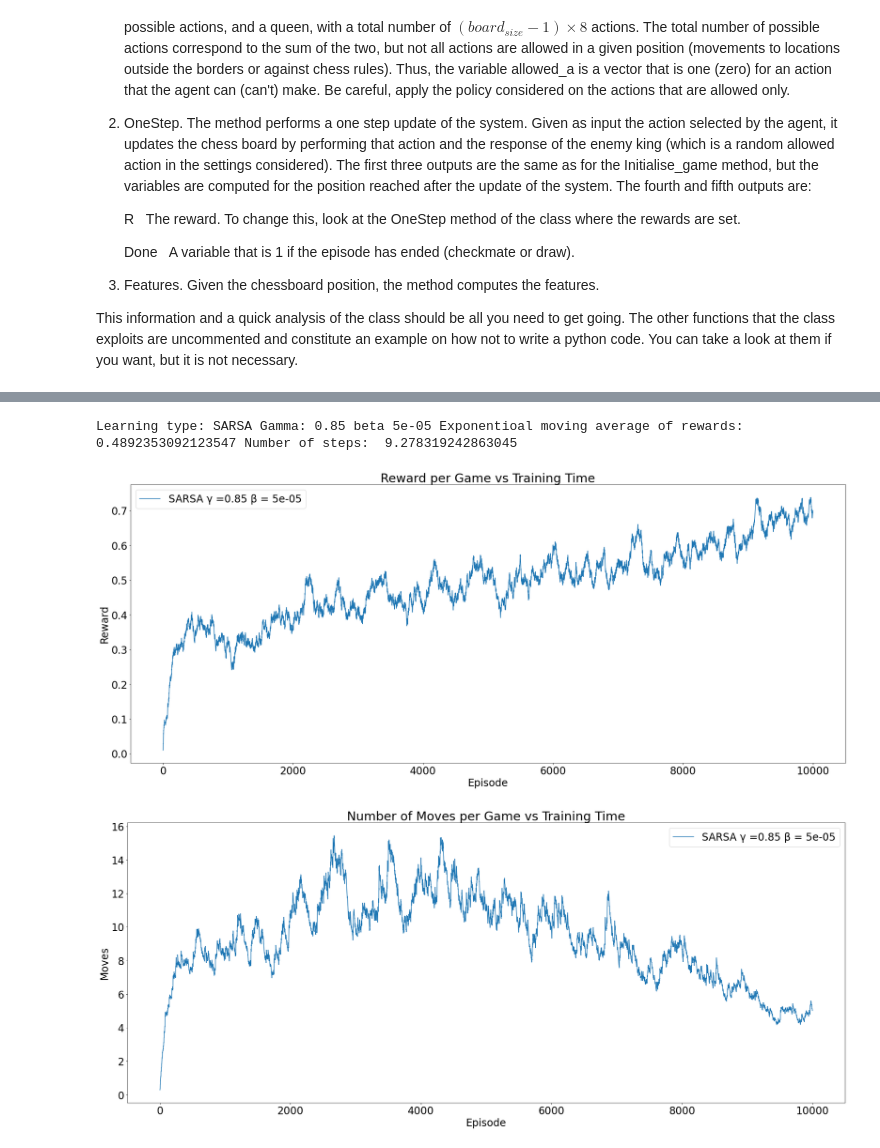
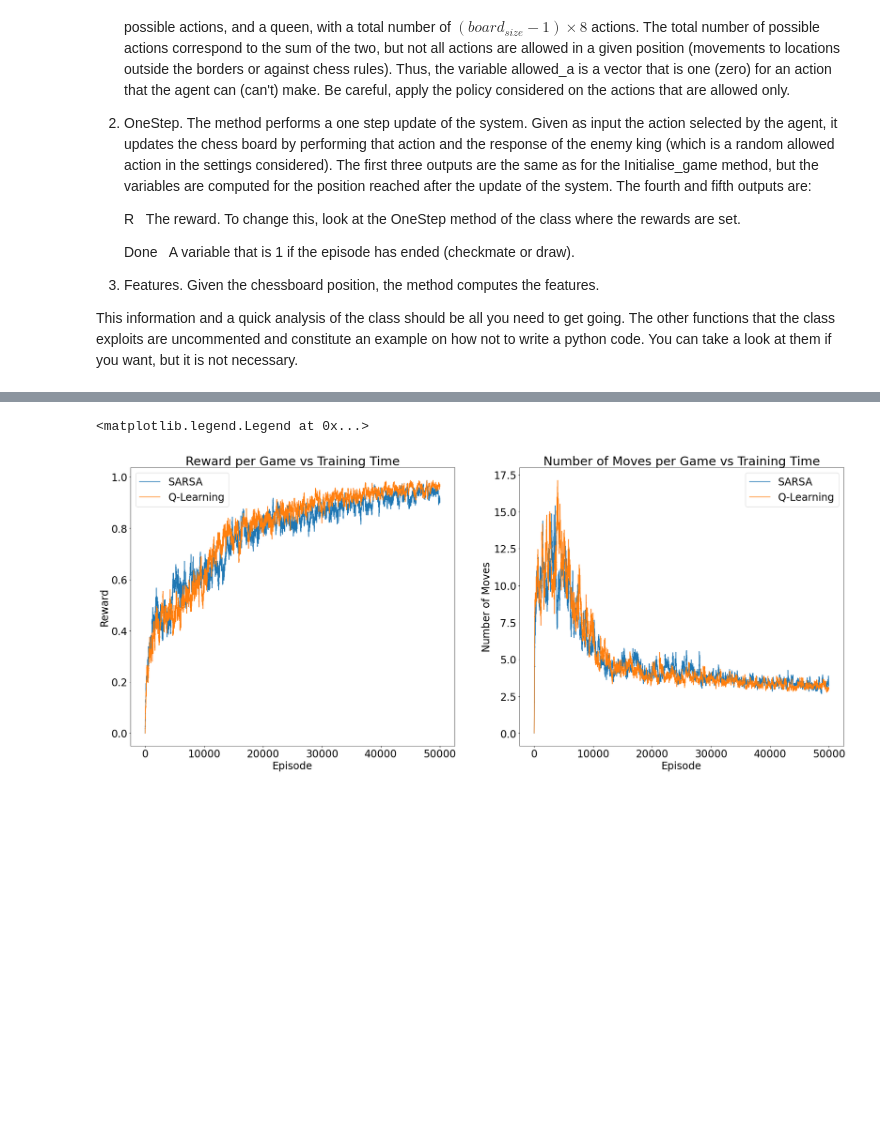
Before and after one commit to charalambosG-9/chess_learning_agent, a Jupyter notebook: Required Assignment Files/Assignment.ipynb, the cells around one changed output, grey strips where cells are left out. Cells and saved outputs as stored; diff of their text form; code cells hidden in the pictures; blank space fills up the shorter version.

```diff
--- a/Required Assignment Files/Assignment.ipynb
+++ b/Required Assignment Files/Assignment.ipynb
@@ -644,38 +447,22 @@ for t in types:
-# %%
-# Print the results
-counter = 0
-for t in types:
-    for gamma in gammas:
-        for beta in betas:
-            print('Learning type:', t, 'Gamma:', gamma, 'beta', beta ,'Exponentioal moving average of rewards:',np.mean(all_R_save[counter]), 'Number of steps: ',np.mean(all_N_moves[counter]))
-            counter += 1
-
-# PLOT THE RESULTS
-
-plt.rcParams.update({'font.size': 24})
-plt.figure(figsize=(30, 12))
-# for i, R_save in enumerate(all_R_save):
-#     errors = 2 * np.std(R_save) / np.sqrt(N_episodes)
-#     plt.errorbar(np.arange(N_episodes), R_save.flatten(), errors, 0, elinewidth=2, capsize=4, alpha=0.8, errorevery=50)
-plt.plot(np.arange(N_episodes), R_save.flatten(), label= legends[0])
-plt.xlabel('Episode')
-plt.ylabel('Reward')
-plt.title("Reward per Game vs Training Time")
-plt.legend(legends)
-plt.savefig('EMA_Reward.png')
-
-plt.rcParams.update({'font.size': 24})
-plt.figure(figsize=(30, 12))
-# for i, N_moves_save in enumerate(all_N_moves):
-#     errors = 2 * np.std(N_moves_save) / np.sqrt(N_episodes)
-#     plt.errorbar(np.arange(N_episodes), N_moves_save.flatten(), errors, 0, elinewidth=2, capsize=4, alpha=0.8, errorevery=50)
-plt.plot(np.arange(N_episodes), N_moves_save.flatten(), label = legends[0])
-plt.xlabel('Episode')
-plt.ylabel('Moves')
-plt.title("Number of Moves per Game vs Training Time")
-plt.legend(legends)
-plt.savefig('EMA_Moves.png')
-# %% [output]
-Learning type: SARSA Gamma: 0.85 beta 5e-05 Exponentioal moving average of rewards: 0.4892353092123547 Number of steps:  9.278319242863045
-[figure, removed]
-[figure, removed]
+# %%
+plt.rcParams.update({'font.size': 24})
+fig, axs = plt.subplots(1, 2, figsize=(30, 12))
+
+# Plot Reward per Game vs Training Time
+axs[0].plot(np.arange(N_episodes), R_sarsa.flatten(), label="SARSA")
+axs[0].plot(np.arange(N_episodes), R_qlearning.flatten(), label="Q-Learning")
+axs[0].set_xlabel('Episode')
+axs[0].set_ylabel('Reward')
+axs[0].set_title("Reward per Game vs Training Time")
+axs[0].legend()
+
+# Plot Number of Moves per Game vs Training Time
+axs[1].plot(np.arange(N_episodes), N_moves_sarsa.flatten(), label="SARSA")
+axs[1].plot(np.arange(N_episodes), N_moves_qlearning.flatten(), label="Q-Learning")
+axs[1].set_xlabel('Episode')
+axs[1].set_ylabel('Number of Moves')
+axs[1].set_title("Number of Moves per Game vs Training Time")
+axs[1].legend()
+# %% [output]
+<matplotlib.legend.Legend at 0x...>
+[figure, added]
```
Also changed, not shown: parts of 6 cells of this notebook.
